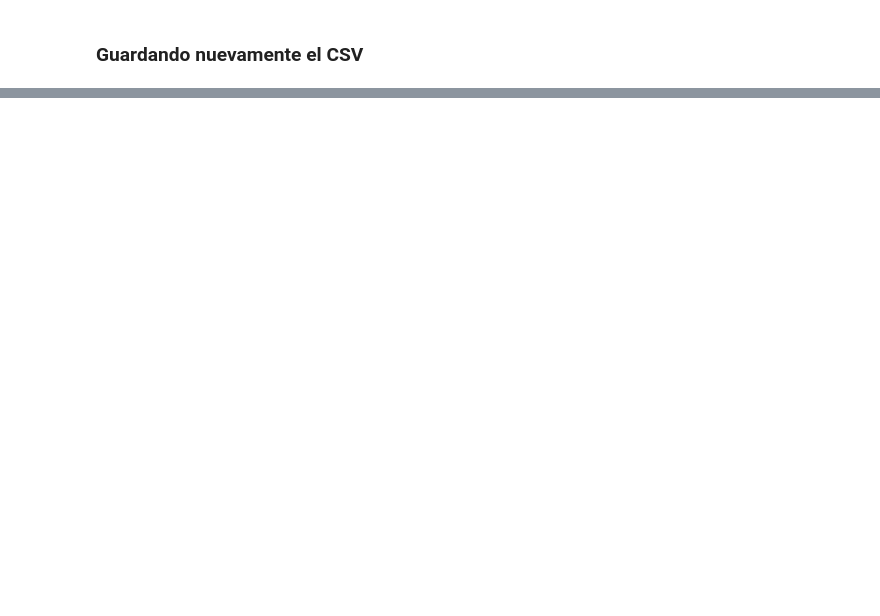
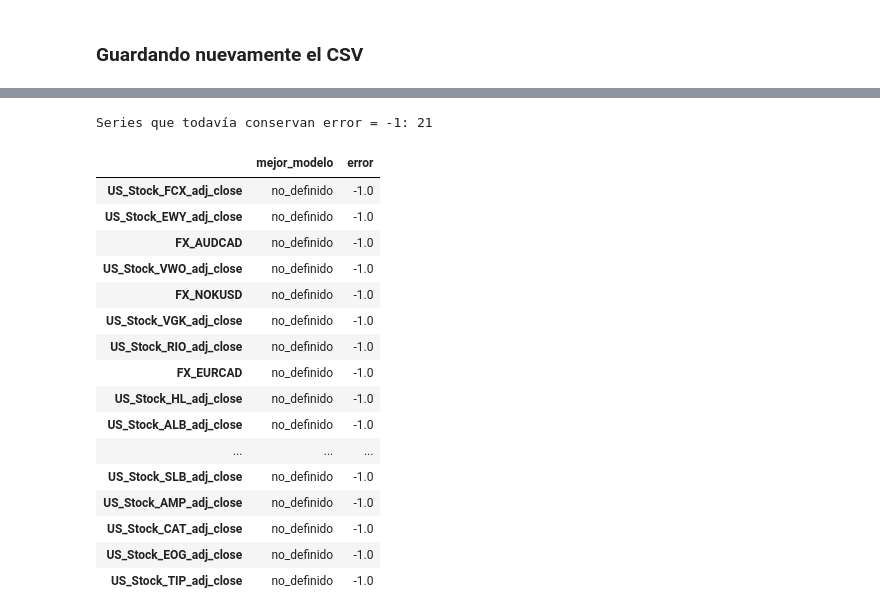
Before and after one commit to ricrod01/PROYECTO_2_DS, a Jupyter notebook: AJUSTE_MODELOS.ipynb, the cells around one changed output, grey strips where cells are left out. Cells and saved outputs as stored; diff of their text form; code cells hidden in the pictures; blank space fills up the shorter version.

```diff
--- a/AJUSTE_MODELOS.ipynb
+++ b/AJUSTE_MODELOS.ipynb
@@ -56,7 +56,7 @@ targets.head(2)
 ### Eligiendo las columnas que se usarán
 # %%
 columnas_usadas = list(dict.fromkeys(y for x in targets["etiquetas"] for y in x))
-columna = 45
+columna = 55
 nombre_columna = columnas_usadas[columna]
 df_filtrado = df[[nombre_columna]]
 # %% [markdown]
@@ -320,2 +529,38 @@ Name: FX_NOKEUR, dtype: object
+# %%
+error_final = pd.to_numeric(
+    mejores_modelos_df["error"],
+    errors="coerce",
+)
+
+pendientes_finales = mejores_modelos_df[
+    error_final.eq(-1)
+]
+
+print(
+    "Series que todavía conservan error = -1:",
+    len(pendientes_finales),
+)
+
+if not pendientes_finales.empty:
+    display(pendientes_finales)
+# %% [output]
+Series que todavía conservan error = -1: 21
+|  | mejor_modelo | error |
+| US_Stock_FCX_adj_close | no_definido | -1.0 |
+| US_Stock_EWY_adj_close | no_definido | -1.0 |
+| FX_AUDCAD | no_definido | -1.0 |
+| US_Stock_VWO_adj_close | no_definido | -1.0 |
+| FX_NOKUSD | no_definido | -1.0 |
+| US_Stock_VGK_adj_close | no_definido | -1.0 |
+| US_Stock_RIO_adj_close | no_definido | -1.0 |
+| FX_EURCAD | no_definido | -1.0 |
+| US_Stock_HL_adj_close | no_definido | -1.0 |
+| US_Stock_ALB_adj_close | no_definido | -1.0 |
+| ... | ... | ... |
+| US_Stock_SLB_adj_close | no_definido | -1.0 |
+| US_Stock_AMP_adj_close | no_definido | -1.0 |
+| US_Stock_CAT_adj_close | no_definido | -1.0 |
+| US_Stock_EOG_adj_close | no_definido | -1.0 |
+| US_Stock_TIP_adj_close | no_definido | -1.0 |
 # %%
 mejores_modelos_df.to_csv('mejores_modelos.csv')
```
Also changed, not shown: parts of 10 cells of this notebook, 24 other files.
